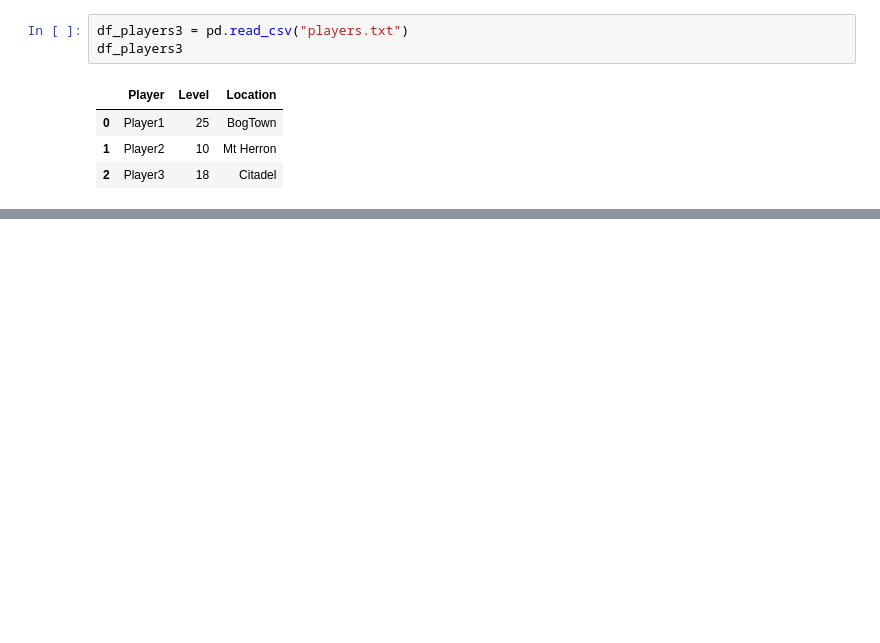
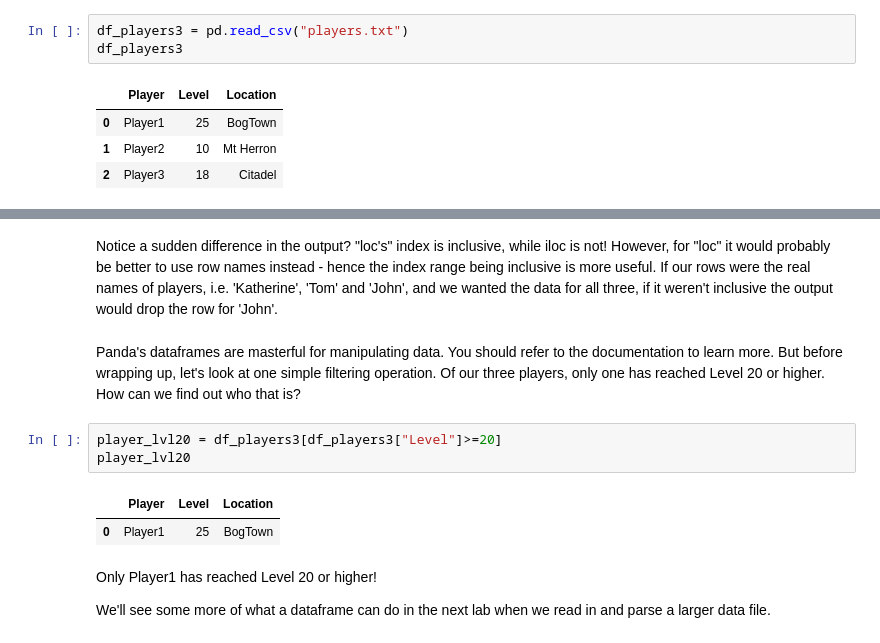
Before and after one commit to ttellner/GameDataScienceInPython, a Jupyter notebook: Labs_Chapter2_Python/Chapter2_Lab1.ipynb, the cells around one changed output, grey strips where cells are left out. Cells and saved outputs as stored; diff of their text form; blank space fills up the shorter version.

```diff
--- a/Labs_Chapter2_Python/Chapter2_Lab1.ipynb
+++ b/Labs_Chapter2_Python/Chapter2_Lab1.ipynb
@@ -223,0 +360,14 @@ df_players3
+# %% [markdown]
+Notice a sudden difference in the output? "loc's" index is inclusive, while iloc is not! However, for "loc" it would probably be better to use row names instead - hence the index range being inclusive is more useful. If our rows were the real names of players, i.e. 'Katherine', 'Tom' and 'John', and we wanted the data for all three, if it weren't inclusive the output would drop the row for 'John'.
+# %% [markdown]
+Panda's dataframes are masterful for manipulating data. You should refer to the documentation to learn more. But before wrapping up, let's look at one simple filtering operation. Of our three players, only one has reached Level 20 or higher. How can we find out who that is?
+# %%
+player_lvl20 = df_players3[df_players3["Level"]>=20]
+player_lvl20
+# %% [output]
+|  | Player | Level | Location |
+| 0 | Player1 | 25 | BogTown |
+# %% [markdown]
+Only Player1 has reached Level 20 or higher!
+
+We'll see some more of what a dataframe can do in the next lab when we read in and parse a larger data file.
```
Also changed, not shown: parts of 62 cells of this notebook, 12 other files.
